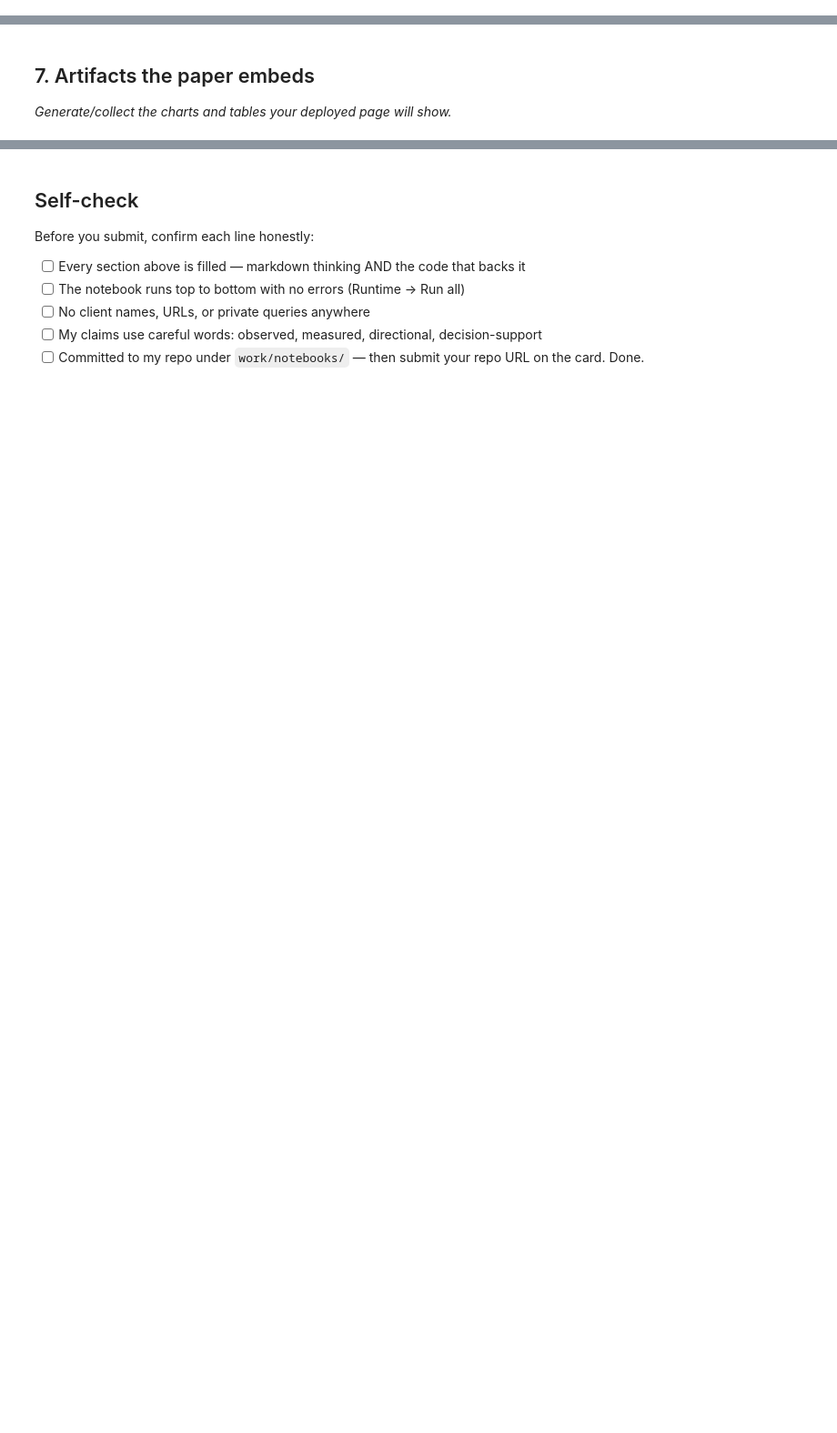
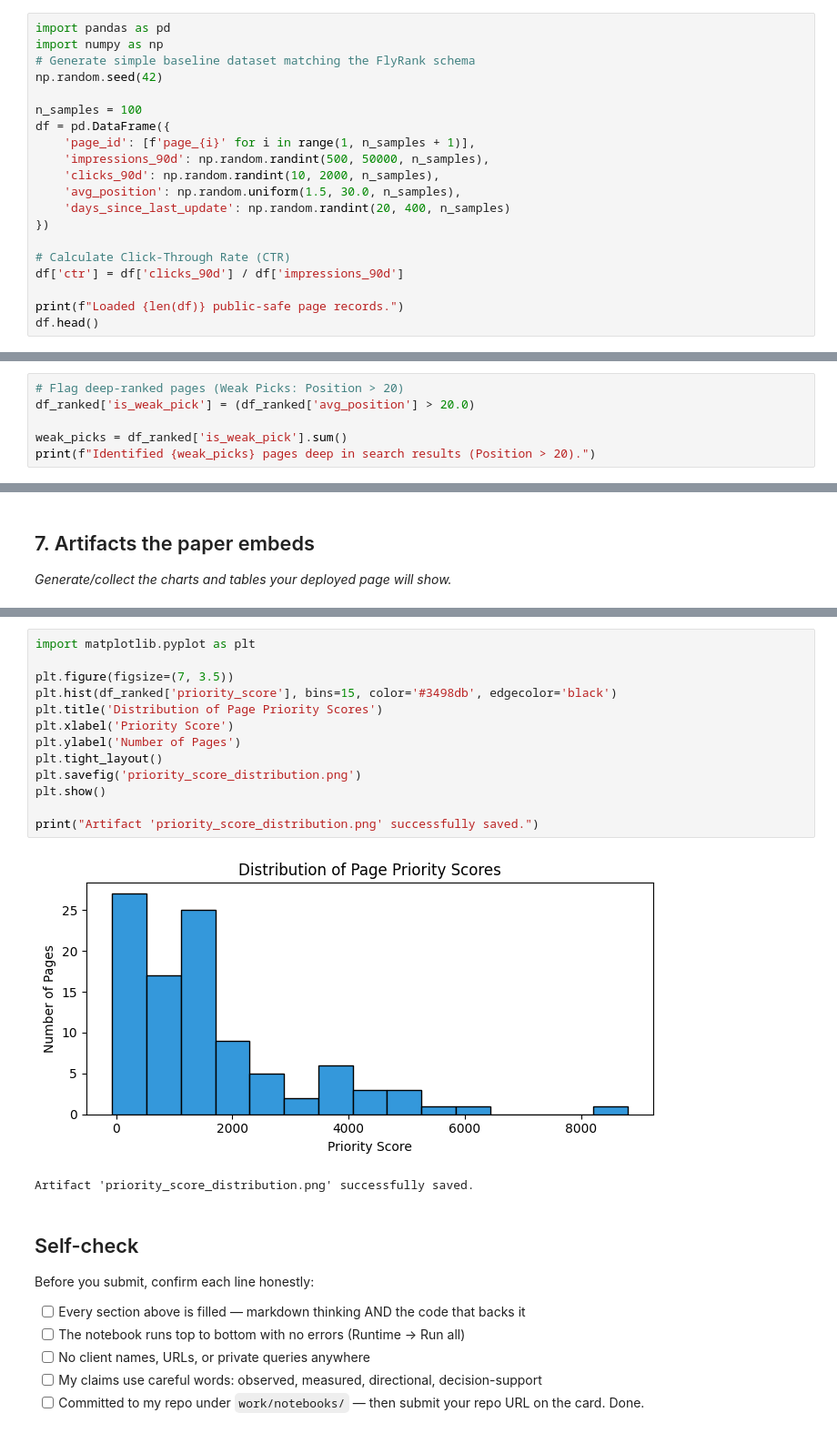
Before and after one commit to farida596/flyrank-ml-internship, a Jupyter notebook: work/notebooks/capstone.ipynb, the cells around one changed output, grey strips where cells are left out. Shown at 91% size. Drawn from its saved outputs; the diff is of its cells as text; blank space fills up the shorter version.

```diff
--- a/work/notebooks/capstone.ipynb
+++ b/work/notebooks/capstone.ipynb
@@ -16,0 +36,20 @@ This skeleton is yours to fill. Work the sections **in order** — each one has
+# %%
+import pandas as pd
+import numpy as np
+# Generate simple baseline dataset matching the FlyRank schema
+np.random.seed(42)
+
+n_samples = 100
+df = pd.DataFrame({
+    'page_id': [f'page_{i}' for i in range(1, n_samples + 1)],
+    'impressions_90d': np.random.randint(500, 50000, n_samples),
+    'clicks_90d': np.random.randint(10, 2000, n_samples),
+    'avg_position': np.random.uniform(1.5, 30.0, n_samples),
+    'days_since_last_update': np.random.randint(20, 400, n_samples)
+})
+
+# Calculate Click-Through Rate (CTR)
+df['ctr'] = df['clicks_90d'] / df['impressions_90d']
+
+print(f"Loaded {len(df)} public-safe page records.")
+df.head()
@@ -28,0 +149,6 @@ This skeleton is yours to fill. Work the sections **in order** — each one has
+# %%
+# Flag deep-ranked pages (Weak Picks: Position > 20)
+df_ranked['is_weak_pick'] = (df_ranked['avg_position'] > 20.0)
+
+weak_picks = df_ranked['is_weak_pick'].sum()
+print(f"Identified {weak_picks} pages deep in search results (Position > 20).")
@@ -37,3 +199,19 @@ This skeleton is yours to fill. Work the sections **in order** — each one has
+# %%
+import matplotlib.pyplot as plt
+
+plt.figure(figsize=(7, 3.5))
+plt.hist(df_ranked['priority_score'], bins=15, color='#3498db', edgecolor='black')
+plt.title('Distribution of Page Priority Scores')
+plt.xlabel('Priority Score')
+plt.ylabel('Number of Pages')
+plt.tight_layout()
+plt.savefig('priority_score_distribution.png')
+plt.show()
+
+print("Artifact 'priority_score_distribution.png' successfully saved.")
+# %% [output]
+[figure, added]
+Artifact 'priority_score_distribution.png' successfully saved.
 # %% [markdown]
 ## Self-check
 
```
Also changed, not shown: parts of 13 cells of this notebook.
